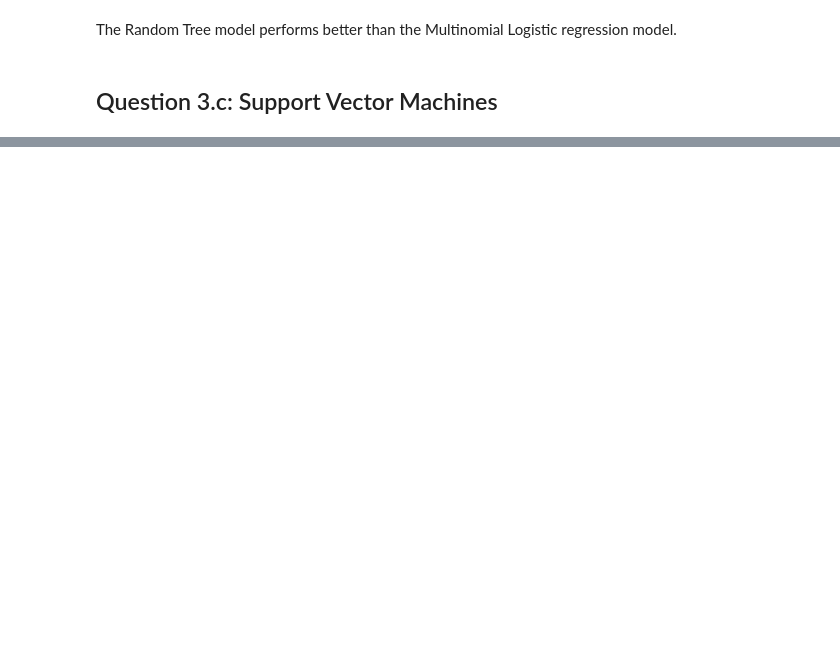
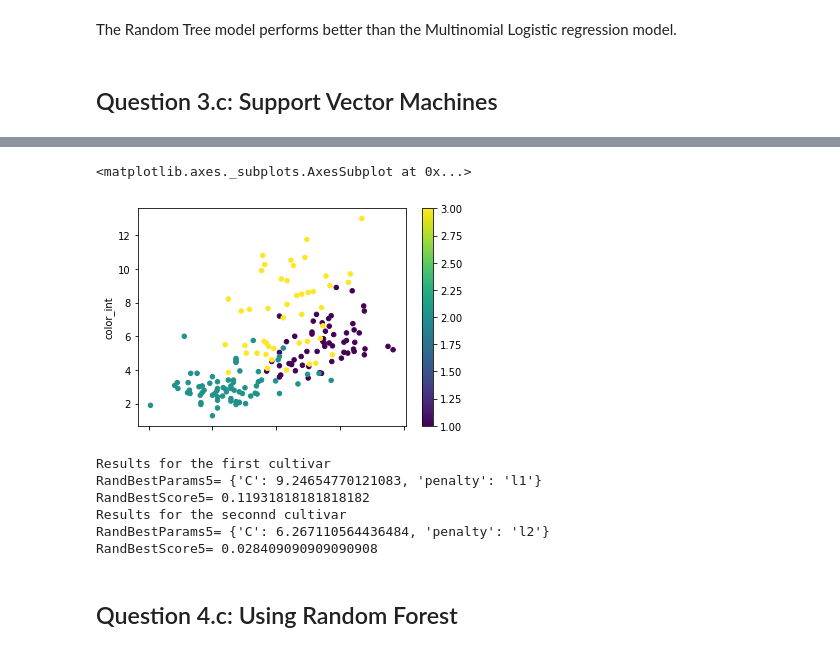
Before and after one commit to tpellet/BootCamp2019, a Jupyter notebook: ProblemSets/Econ/Week 6 - Machine Learning/Problem Set - Machine Learning.ipynb, the cells around one changed output, grey strips where cells are left out. Saved outputs shown, nothing was run; the diff lists cells and outputs as text; code cells hidden in the pictures; blank space fills up the shorter version.

```diff
--- a/ProblemSets/Econ/Week 6 - Machine Learning/Problem Set - Machine Learning.ipynb
+++ b/ProblemSets/Econ/Week 6 - Machine Learning/Problem Set - Machine Learning.ipynb
@@ -516,0 +571,40 @@ print('RandBestScore4=', -random_search4.best_score_)
+# %%
+drink_data.plot(kind='scatter', \
+                x='alco', y='color_int', marker = 'o', \
+                c = drink_data['cultivar'], colormap='viridis')
+# %% [output]
+<matplotlib.axes._subplots.AxesSubplot at 0x...>
+[figure, added]
+# %%
+drink_logreg = LogisticRegression()
+
+#declare distribution
+param_dist5 = {'penalty': ['l1', 'l2'],
+               'C': sp_uniform(0.1, 10.0)}
+
+# Run randomized hyperparameter search
+random_search5 = \
+    RandomizedSearchCV(drink_logreg, param_distributions=param_dist5,
+                       n_iter=200, n_jobs=-1, cv=5, random_state=25,
+                       scoring='neg_mean_squared_error')
+
+random_search5.fit(X, y[:,0])
+# print('RandBestEstimator4=', random_search4.best_estimator_)
+print("Results for the first cultivar")
+print('RandBestParams5=', random_search5.best_params_)
+print('RandBestScore5=', -random_search5.best_score_)
+
+random_search5.fit(X, y[:,1])
+# print('RandBestEstimator4=', random_search4.best_estimator_)
+print("Results for the seconnd cultivar")
+print('RandBestParams5=', random_search5.best_params_)
+print('RandBestScore5=', -random_search5.best_score_)
+# %% [output]
+Results for the first cultivar
+RandBestParams5= {'C': 9.24654770121083, 'penalty': 'l1'}
+RandBestScore5= 0.11931818181818182
+Results for the seconnd cultivar
+RandBestParams5= {'C': 6.267110564436484, 'penalty': 'l2'}
+RandBestScore5= 0.028409090909090908
+# %% [markdown]
+## Question 4.c: Using Random Forest
```
Also changed, not shown: parts of 12 cells of this notebook.
